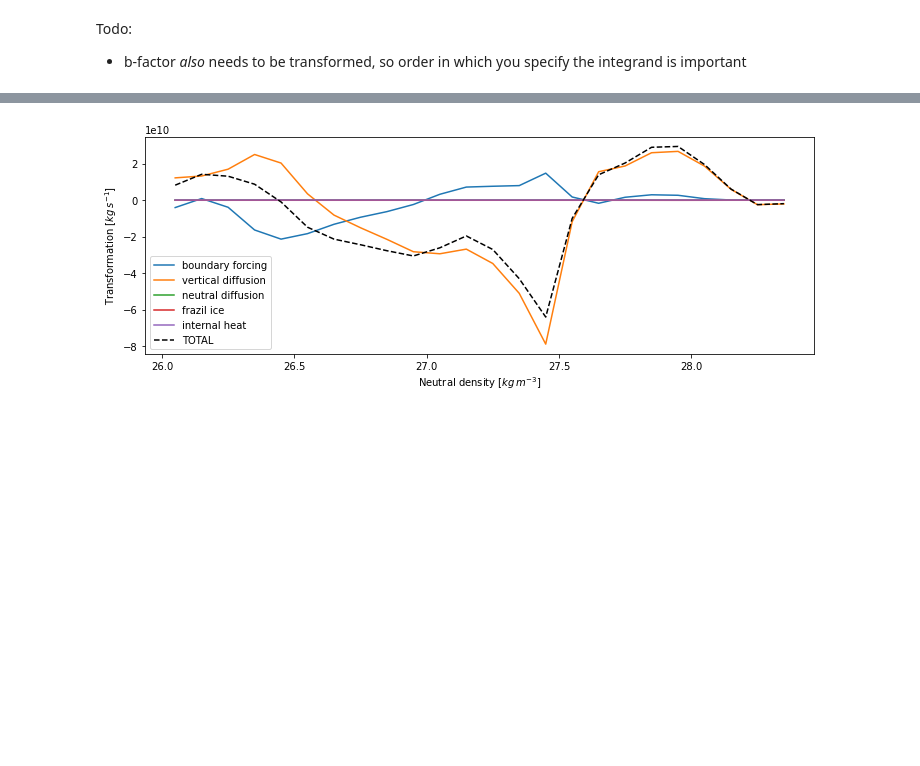
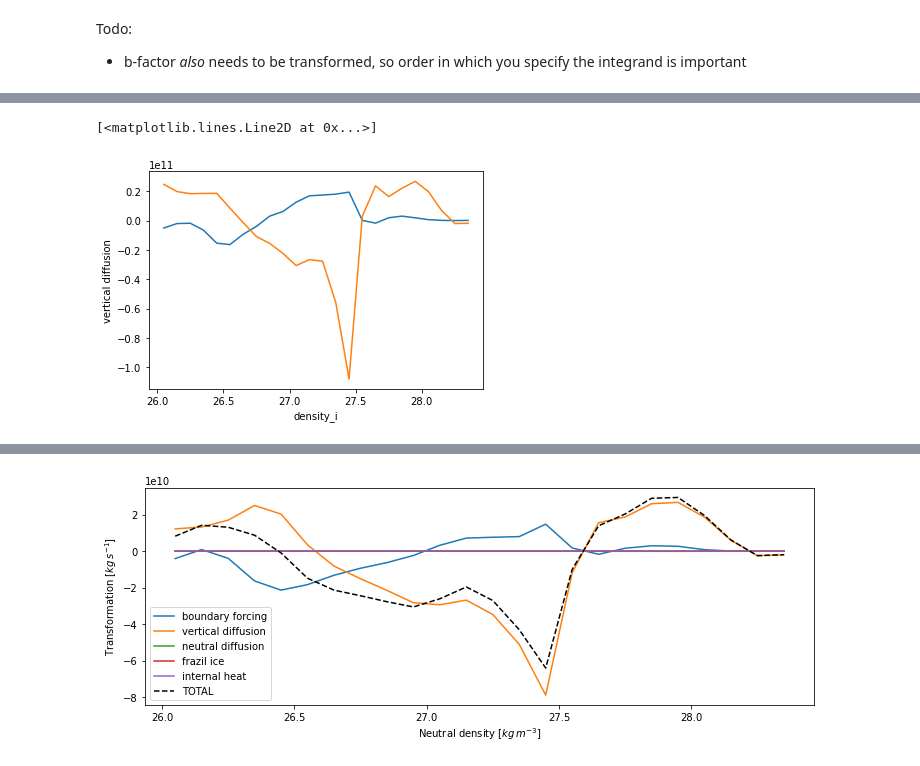
Before and after one commit to gmacgilchrist/so_decadal_variability, a Jupyter notebook: notebooks/so_decadal-variability_OM4-JRA.ipynb, the cells around one changed output, grey strips where cells are left out. Drawn from its saved outputs; the diff is of its cells as text; code cells hidden in the pictures; blank space fills up the shorter version.

```diff
--- a/notebooks/so_decadal-variability_OM4-JRA.ipynb
+++ b/notebooks/so_decadal-variability_OM4-JRA.ipynb
@@ -35,7 +50,7 @@ ds = xr.merge([ds,xr.open_mfdataset(gammadir+pp+localdir+filename)['gamma_n']])
 ds['gamma_n'] = ds['gamma_n'].where(ds['gamma_n']>0,np.nan)
 # Specify some constants
 Cp = 3992.
-rho0 = 1035
+rho0 = 1035.
 # %%
 # Build an xgcm grid object
 # Create a pseudo-grid in the vertical
@@ -220,3 +279,8 @@ for process in processes:
         drhodt_salt[process],'Z',target=bins,target_data=ds_SO['density_i'],method='conservative')
     G_salt[process] = (
         (rho0*var_on_dens)*grid['areacello']).sum(['xh','yh'])/np.diff(bins)
+# %%
+%%time
+G.load()
+G_heat.load()
+G_salt.load()
@@ -222,0 +301,5 @@ for process in processes:
+# %%
+%%time
+G_heat['boundary forcing'].isel(time=slice(0,10)).mean('time').plot()
+G_heat['vertical diffusion'].isel(time=slice(0,10)).mean('time').plot()
+# %% [output]
@@ -222,0 +308,2 @@ for process in processes:
+[<matplotlib.lines.Line2D at 0x...>]
+[figure, added]
```
Also changed, not shown: parts of 15 cells of this notebook.
